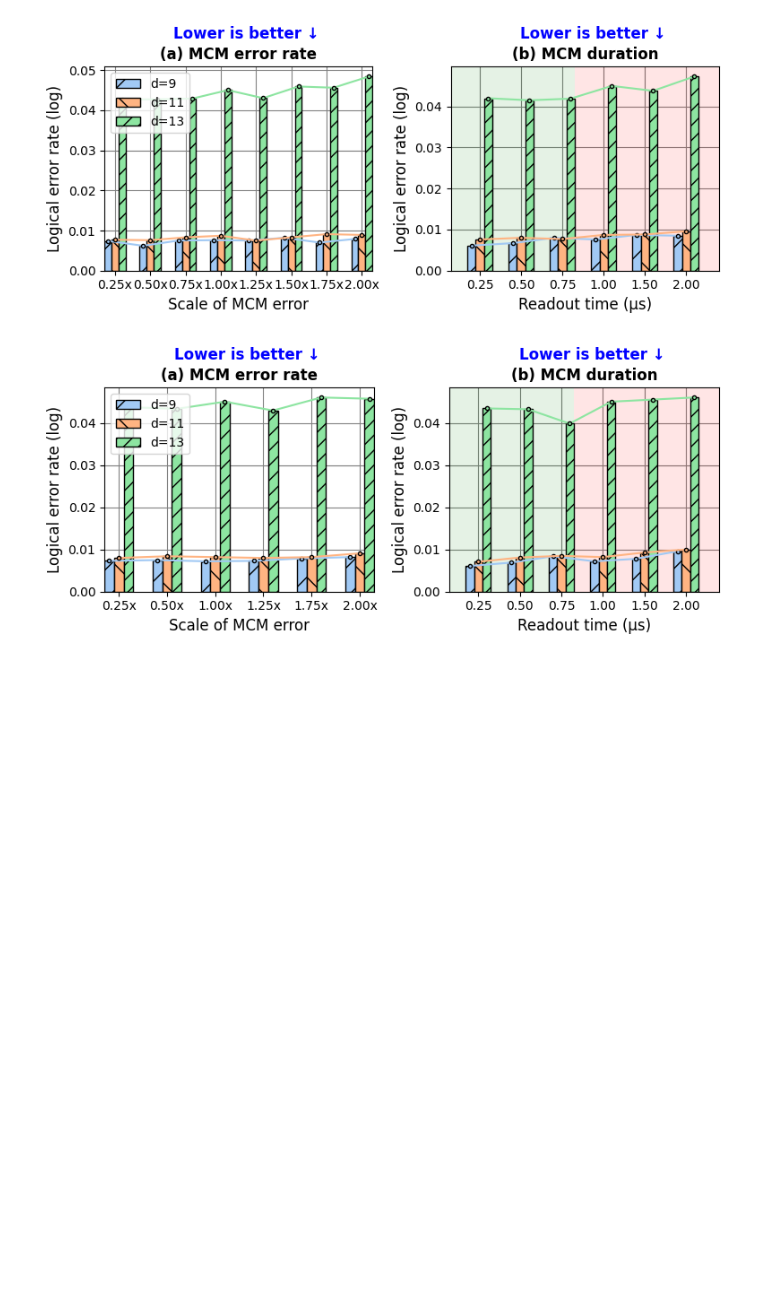
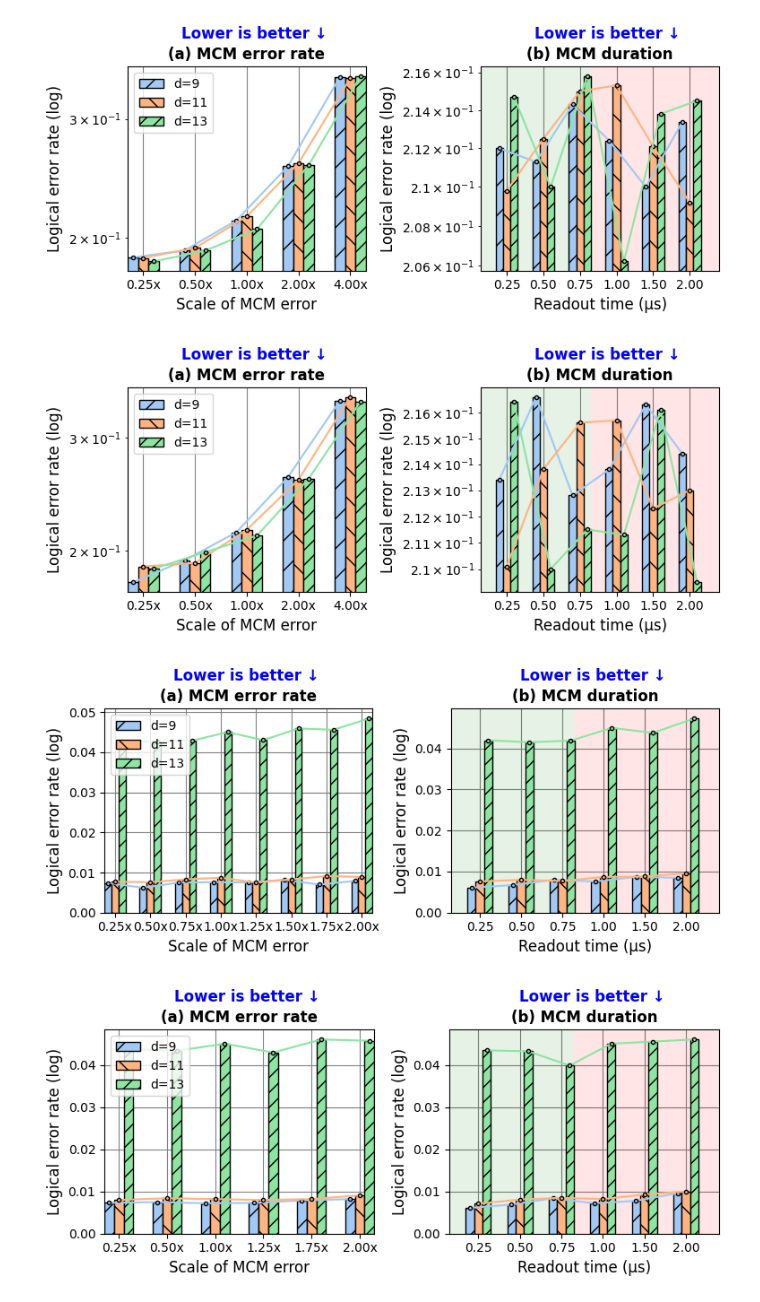
Before and after one commit to aswierkowska/eccentric_bench, a Jupyter notebook: utils/mcm_plot.ipynb, the cells around one changed output. Drawn from its saved outputs; the diff is of its cells as text; code cells hidden in the pictures; blank space fills up the shorter version.

```diff
--- a/utils/mcm_plot.ipynb
+++ b/utils/mcm_plot.ipynb
@@ -144,3 +144,9 @@ plot_logical_error_rate("../experiment_results/MCM_flamingo/results.csv", True,
+# %%
+plot_logical_error_rate("../experiment_results/MCM_flamingo_ft_s/results.csv", False, 13)
+plot_logical_error_rate("../experiment_results/MCM_flamingo_ft_s/results.csv", True, 13)
+# %% [output]
+[figure, added]
+[figure, added]
 # %%
 plot_logical_error_rate("../experiment_results/MCM_futuristic/results.csv", False)
 plot_logical_error_rate("../experiment_results/MCM_futuristic/results.csv", True)
```
Also changed, not shown: parts of 16 cells of this notebook, 19 other files.
